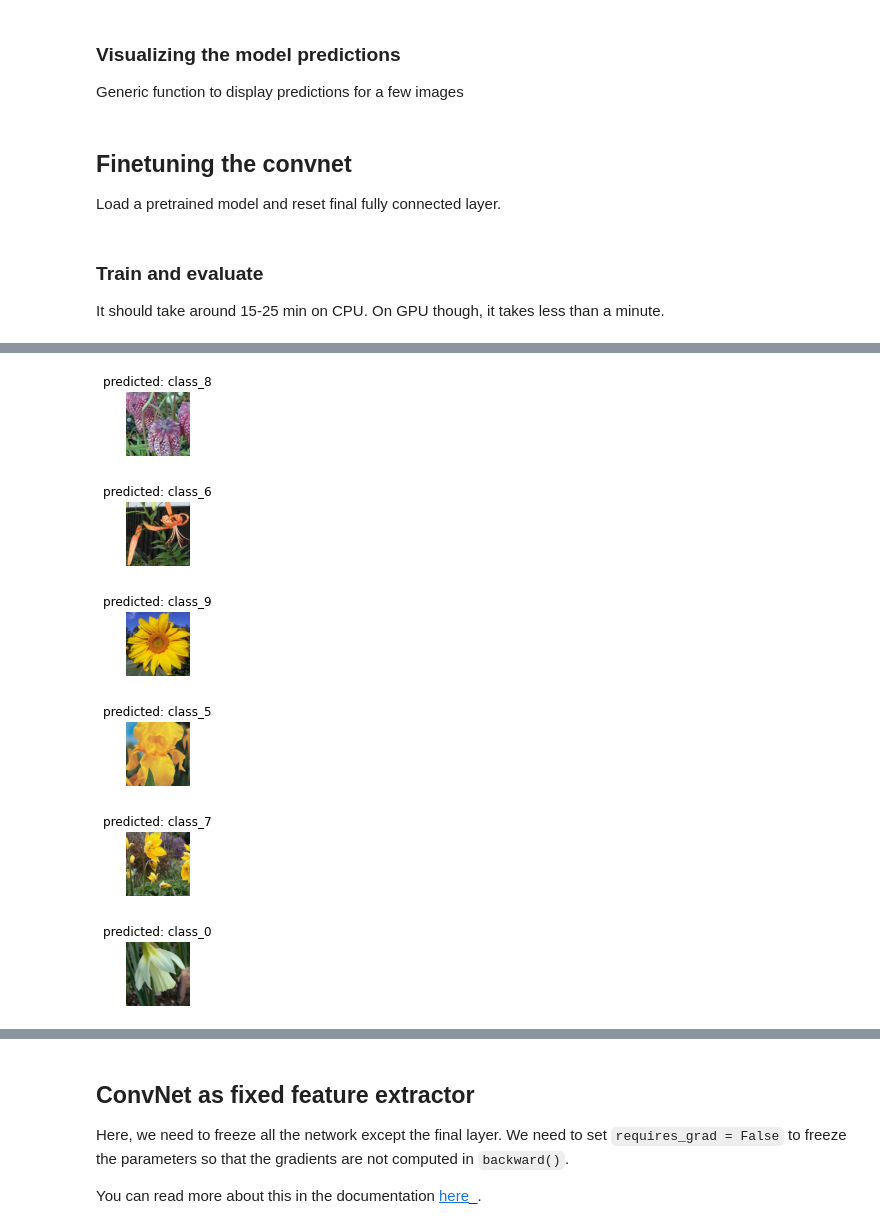
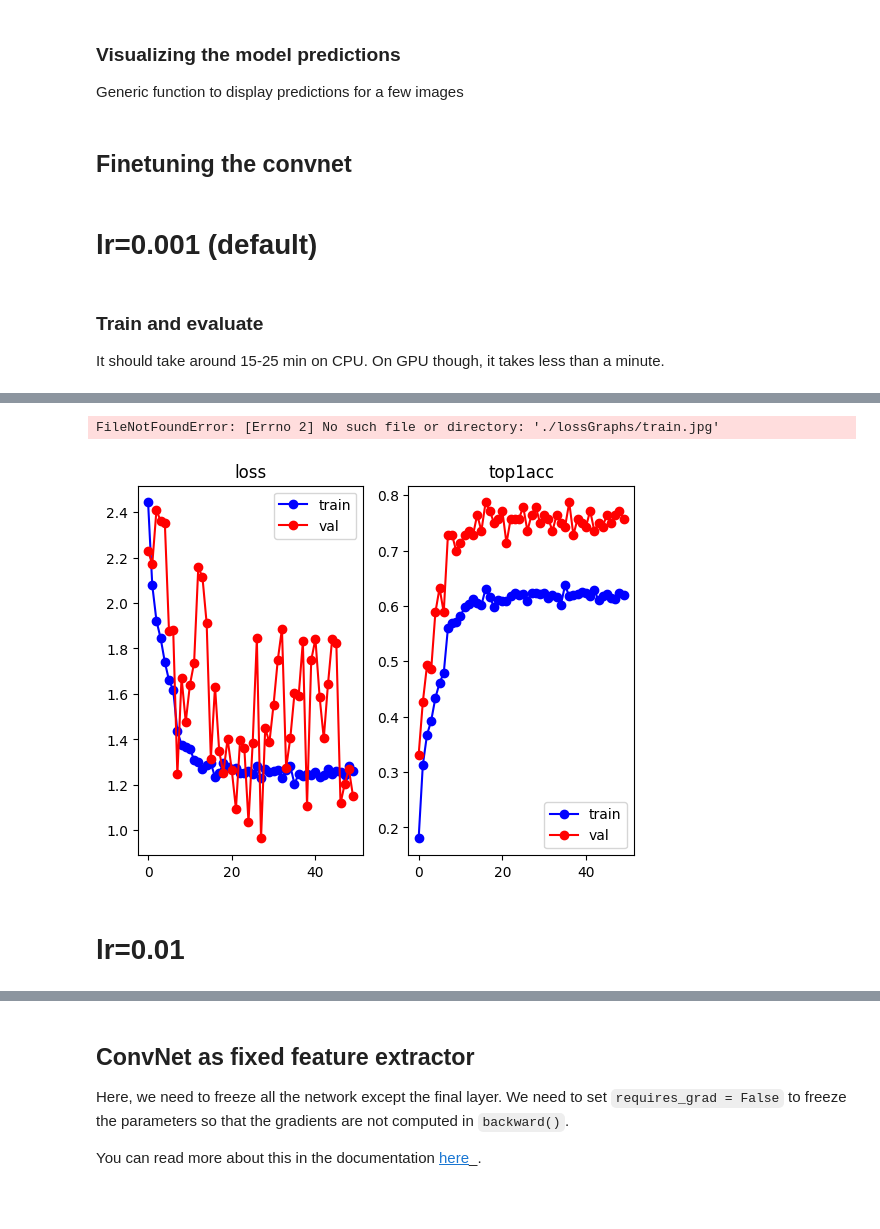
Before and after one commit to Ivan-KKH/Image-Classification-on-Oxford-17-Flowers-Dataset-Using-Convolutional-Neural-Network, a Jupyter notebook: DenseNet.ipynb, the cells around one changed output, grey strips where cells are left out. Saved outputs shown, nothing was run; the diff lists cells and outputs as text; code cells hidden in the pictures; blank space fills up the shorter version.

```diff
--- a/DenseNet.ipynb
+++ b/DenseNet.ipynb
@@ -75,17 +58,9 @@ This dataset is a very small subset of imagenet.
 # Data augmentation and normalization for training
 # Just normalization for validation
 data_transforms = {
-    '''
     'train': transforms.Compose([
         transforms.RandomResizedCrop(224),
         transforms.RandomHorizontalFlip(),
-        transforms.ToTensor(),
-        transforms.Normalize([0.485, 0.456, 0.406], [0.229, 0.224, 0.225])
-    ]),
-    '''
-    'train': transforms.Compose([
-        transforms.Resize(256),
-        transforms.CenterCrop(224),
         transforms.ToTensor(),
         transforms.Normalize([0.485, 0.456, 0.406], [0.229, 0.224, 0.225])
     ]),
@@ -95,16 +70,23 @@ data_transforms = {
         transforms.ToTensor(),
         transforms.Normalize([0.485, 0.456, 0.406], [0.229, 0.224, 0.225])
     ]),
+    'test': transforms.Compose([
+        transforms.Resize(256),
+        transforms.CenterCrop(224),
+        transforms.ToTensor(),
+        transforms.Normalize([0.485, 0.456, 0.406], [0.229, 0.224, 0.225])
+    ])
 }
 
 data_dir = 'flower'
 image_datasets = {x: datasets.ImageFolder(os.path.join(data_dir, x),
                                           data_transforms[x])
-                  for x in ['train', 'val']}
+                  for x in ['train', 'val', 'test']}
 dataloaders = {x: torch.utils.data.DataLoader(image_datasets[x], batch_size=4,
                                              shuffle=True, num_workers=4)
-              for x in ['train', 'val']}
-dataset_sizes = {x: len(image_datasets[x]) for x in ['train', 'val']}
+              for x in ['train', 'val', 'test']}
+dataset_sizes = {x: len(image_datasets[x]) for x in ['train', 'val', 'test']}
 class_names = image_datasets['train'].classes
 
 device = torch.device("cuda:0" if torch.cuda.is_available() else "cpu")
+print(device)
@@ -147,7 +131,6 @@ illustrate:
 In the following, parameter ``scheduler`` is an LR scheduler object from
 ``torch.optim.lr_scheduler``.
 # %%
-
 def train_model(model, criterion, optimizer, scheduler, num_epochs=25):
     since = time.time()
 
@@ -155,8 +138,10 @@ def train_model(model, criterion, optimizer, scheduler, num_epochs=25):
     best_acc = 0.0
     train_loss = []
     val_loss = []
+    test_loss = []
     train_acc = []
     val_acc = []
+    test_acc = []
     x_epoch = np.arange(num_epochs)
     for epoch in range(num_epochs):
         print(f'Epoch {epoch}/{num_epochs - 1}')
@@ -266,12 +251,13 @@ def visualize_model(model, num_images=6):
                     model.train(mode=was_training)
                     return
         model.train(mode=was_training)
-# %% [markdown]
-## Finetuning the convnet
-
-Load a pretrained model and reset final fully connected layer.
+# %% [markdown]
+## Finetuning the convnet
+# %% [markdown]
+# lr=0.001 (default)
 # %%
-model_ft = models.densenet121(pretrained=True)
+# model_ft = models.densenet121(pretrained=True)
+model_ft = models.densenet121()
 num_ftrs = model_ft.classifier.in_features
 # Here the size of each output sample is set to 2.
 # Alternatively, it can be generalized to nn.Linear(num_ftrs, len(class_names)).
@@ -293,5 +279,5 @@ It should take around 15-25 min on CPU. On GPU though, it takes less than a
 minute.
 # %%
 model_ft = train_model(model_ft, criterion, optimizer_ft, exp_lr_scheduler,
-                       num_epochs=25)
+                       num_epochs=50)
 # %% [output]
@@ -315,9 +301,4 @@ Best val Acc: 0.985294
+FileNotFoundError: [Errno 2] No such file or directory: './lossGraphs/train.jpg'
+[figure, added]
-# %%
-visualize_model(model_ft)
-# %% [output]
-[figure, removed]
-[figure, removed]
-[figure, removed]
-[figure, removed]
-[figure, removed]
-[figure, removed]
+# %% [markdown]
+# lr=0.01
```
Also changed, not shown: parts of 11 cells of this notebook.
